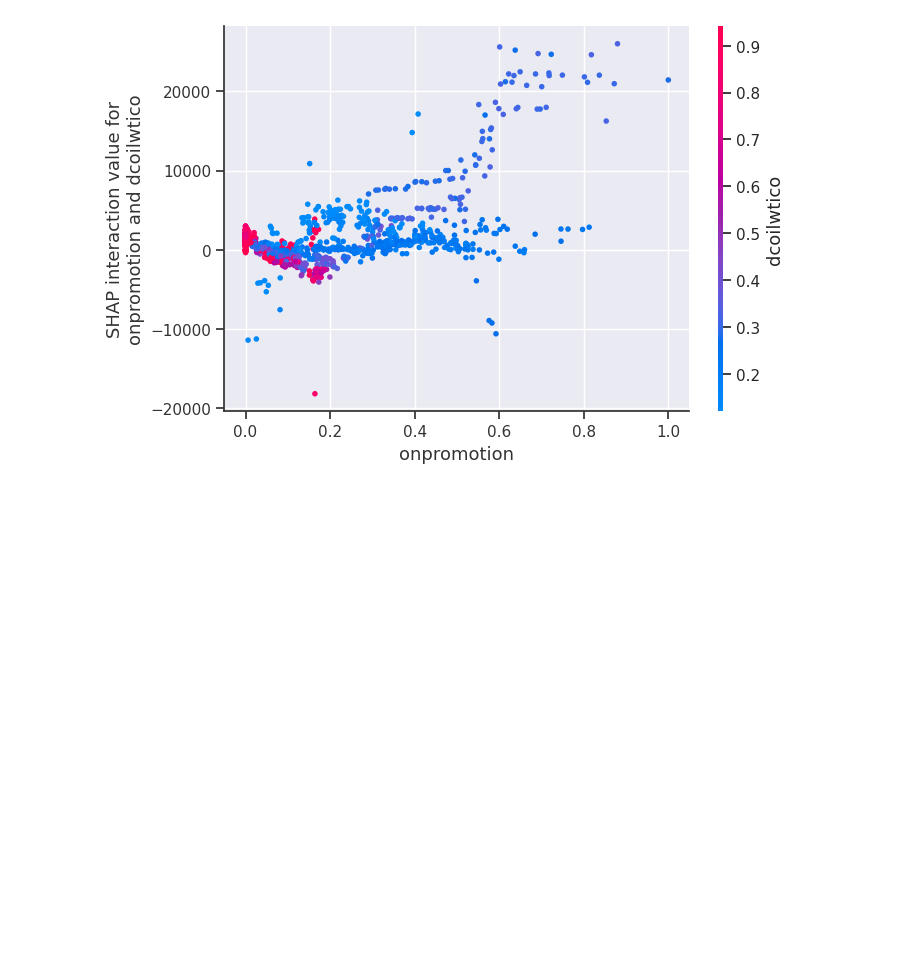
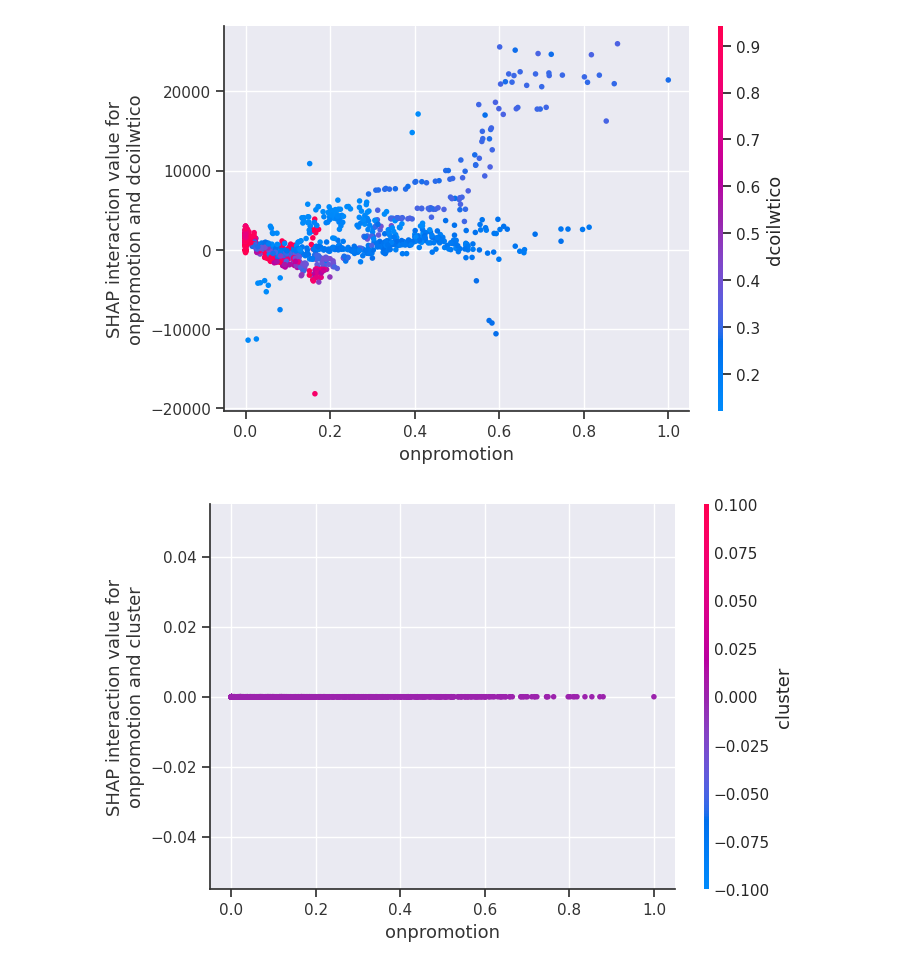
Before and after one commit to Capton1/stores-sales-forecasting-poc, a Jupyter notebook: notebooks/SHAP.ipynb, the cells around one changed output. Saved outputs shown, nothing was run; the diff lists cells and outputs as text; code cells hidden in the pictures; blank space fills up the shorter version.

Commit message:
feat: begin shap

```diff
--- a/notebooks/SHAP.ipynb
+++ b/notebooks/SHAP.ipynb
@@ -242,3 +242,10 @@ shap.dependence_plot(
     display_features=X)
 # %% [output]
 [figure]
+# %%
+shap.dependence_plot(
+    ("onpromotion", "cluster"),
+    shap_interaction, X,
+    display_features=X)
+# %% [output]
+[figure, added]
```
Also changed, not shown: 3 other files.
